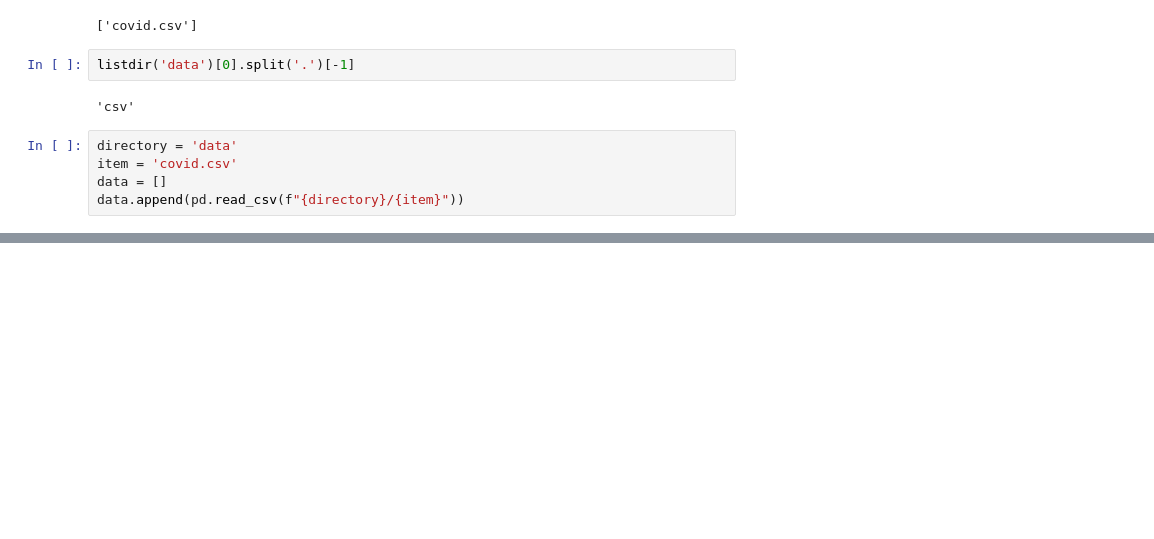
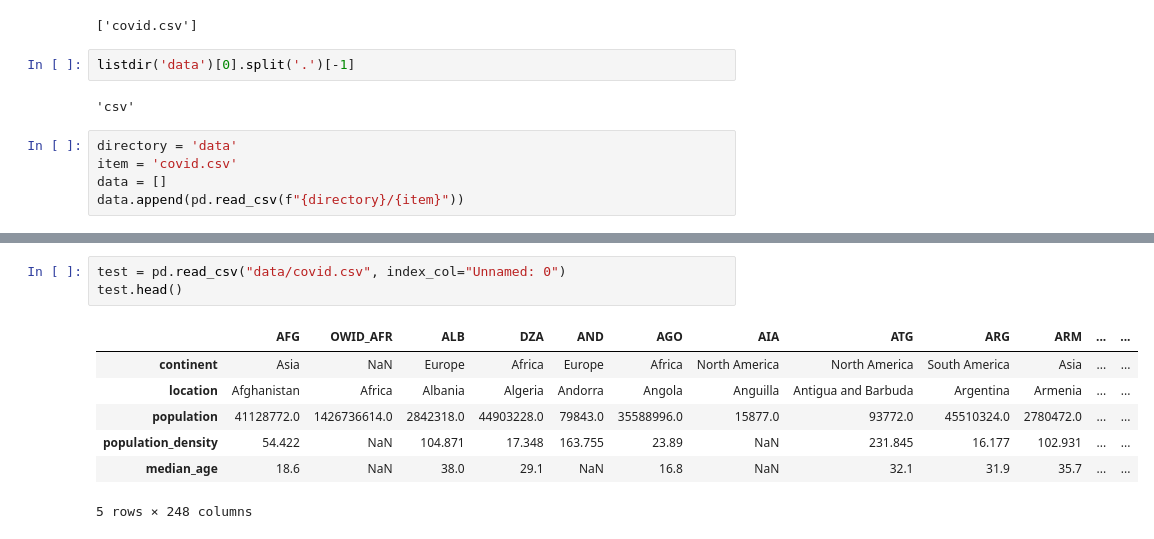
Before and after one commit to frostcow0/python-projects, a Jupyter notebook: data_engineering/prefect/hbr_demo/testing.ipynb, the cells around one changed output, grey strips where cells are left out. Drawn from its saved outputs; the diff is of its cells as text; blank space fills up the shorter version.

```diff
--- a/data_engineering/prefect/hbr_demo/testing.ipynb
+++ b/data_engineering/prefect/hbr_demo/testing.ipynb
@@ -42,0 +47,11 @@ data
+# %%
+test = pd.read_csv("data/covid.csv", index_col="Unnamed: 0")
+test.head()
+# %% [output]
+|  | AFG | OWID_AFR | ALB | DZA | AND | AGO | AIA | ATG | ARG | ARM | ... | ... |
+| continent | Asia | NaN | Europe | Africa | Europe | Africa | North America | North America | South America | Asia | ... | ... |
+| location | Afghanistan | Africa | Albania | Algeria | Andorra | Angola | Anguilla | Antigua and Barbuda | Argentina | Armenia | ... | ... |
+| population | 41128772.0 | 1426736614.0 | 2842318.0 | 44903228.0 | 79843.0 | 35588996.0 | 15877.0 | 93772.0 | 45510324.0 | 2780472.0 | ... | ... |
+| population_density | 54.422 | NaN | 104.871 | 17.348 | 163.755 | 23.89 | NaN | 231.845 | 16.177 | 102.931 | ... | ... |
+| median_age | 18.6 | NaN | 38.0 | 29.1 | NaN | 16.8 | NaN | 32.1 | 31.9 | 35.7 | ... | ... |
+5 rows × 248 columns
```
Also changed, not shown: parts of 2 cells of this notebook.
